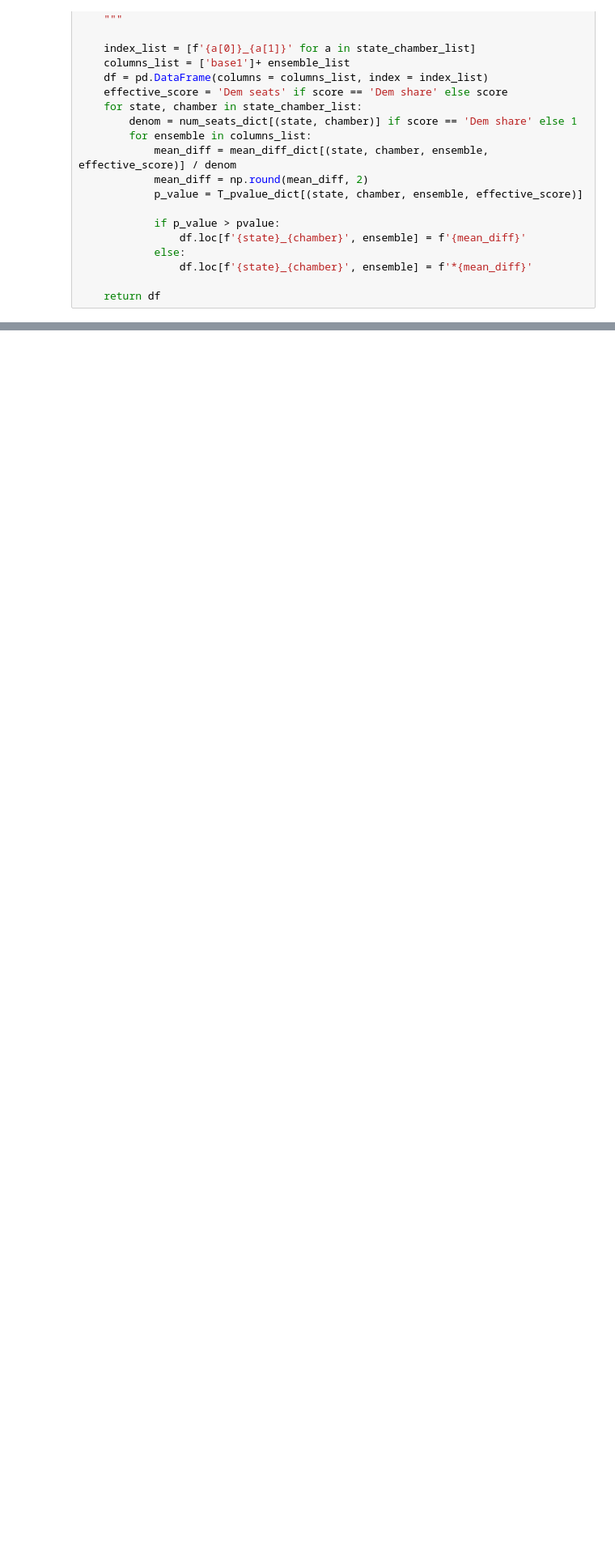
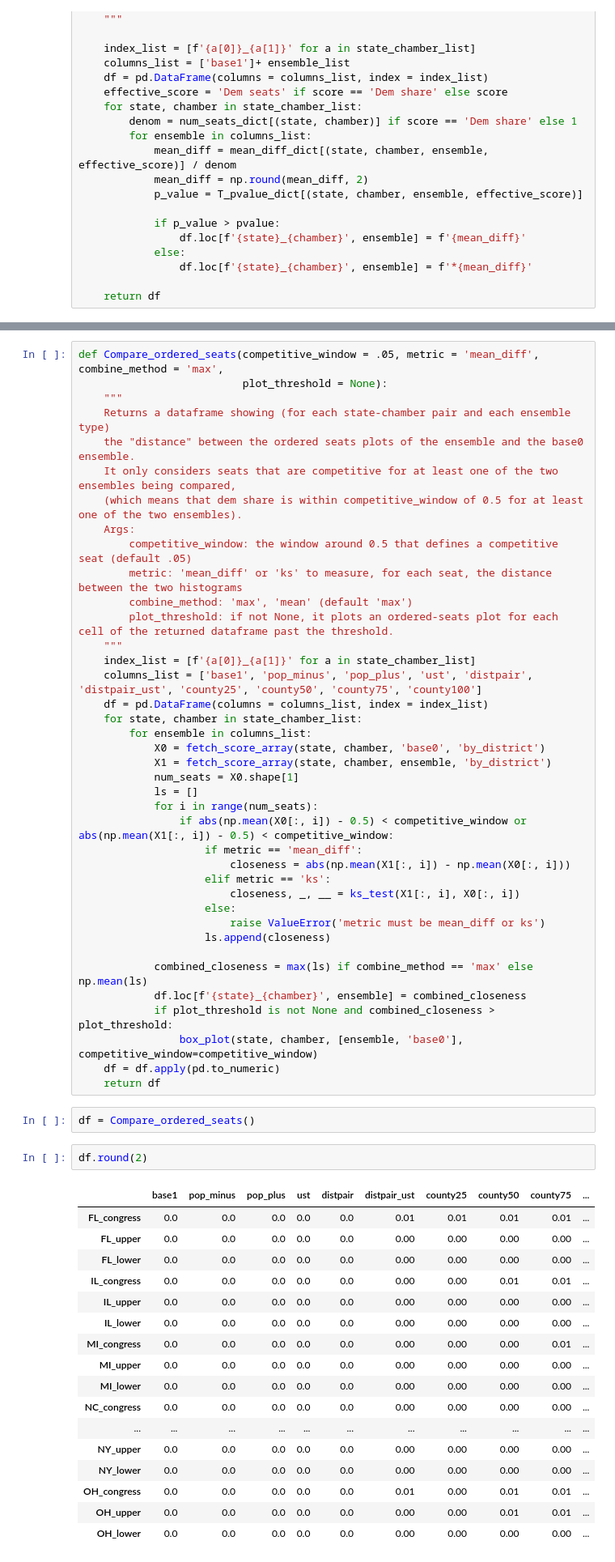
Before and after one commit to KrisTapp/Knobs, a Jupyter notebook: Compare_ensembles.ipynb, the cells around one changed output, grey strips where cells are left out. Shown at 81% size. Drawn from its saved outputs; the diff is of its cells as text; blank space fills up the shorter version.

```diff
--- a/Compare_ensembles.ipynb
+++ b/Compare_ensembles.ipynb
@@ -437,0 +440,61 @@ score_table('competitive districts')
+# %%
+def Compare_ordered_seats(competitive_window = .05, metric = 'mean_diff', combine_method = 'max',
+                          plot_threshold = None):
+    """
+    Returns a dataframe showing (for each state-chamber pair and each ensemble type)
+    the "distance" between the ordered seats plots of the ensemble and the base0 ensemble.
+    It only considers seats that are competitive for at least one of the two ensembles being compared,
+    (which means that dem share is within competitive_window of 0.5 for at least one of the two ensembles).
+    Args:
+        competitive_window: the window around 0.5 that defines a competitive seat (default .05)
+        metric: 'mean_diff' or 'ks' to measure, for each seat, the distance between the two histograms
+        combine_method: 'max', 'mean' (default 'max')
+        plot_threshold: if not None, it plots an ordered-seats plot for each cell of the returned dataframe past the threshold.
+    """
+    index_list = [f'{a[0]}_{a[1]}' for a in state_chamber_list]
+    columns_list = ['base1', 'pop_minus', 'pop_plus', 'ust', 'distpair', 'distpair_ust', 'county25', 'county50', 'county75', 'county100']
+    df = pd.DataFrame(columns = columns_list, index = index_list)
+    for state, chamber in state_chamber_list:
+        for ensemble in columns_list:
+            X0 = fetch_score_array(state, chamber, 'base0', 'by_district')
+            X1 = fetch_score_array(state, chamber, ensemble, 'by_district')
+            num_seats = X0.shape[1]
+            ls = []
+            for i in range(num_seats):
+                if abs(np.mean(X0[:, i]) - 0.5) < competitive_window or abs(np.mean(X1[:, i]) - 0.5) < competitive_window:
+                    if metric == 'mean_diff':
+                        closeness = abs(np.mean(X1[:, i]) - np.mean(X0[:, i]))
+                    elif metric == 'ks':
+                        closeness, _, __ = ks_test(X1[:, i], X0[:, i])
+                    else:
+                        raise ValueError('metric must be mean_diff or ks')
+                    ls.append(closeness)
+
+            combined_closeness = max(ls) if combine_method == 'max' else np.mean(ls)
+            df.loc[f'{state}_{chamber}', ensemble] = combined_closeness
+            if plot_threshold is not None and combined_closeness > plot_threshold:
+                box_plot(state, chamber, [ensemble, 'base0'], competitive_window=competitive_window)
+    df = df.apply(pd.to_numeric)
+    return df
+# %%
+df = Compare_ordered_seats()
+# %%
+df.round(2)
+# %% [output]
+|  | base1 | pop_minus | pop_plus | ust | distpair | distpair_ust | county25 | county50 | county75 | ... |
+| FL_congress | 0.0 | 0.0 | 0.0 | 0.0 | 0.0 | 0.01 | 0.01 | 0.01 | 0.01 | ... |
+| FL_upper | 0.0 | 0.0 | 0.0 | 0.0 | 0.0 | 0.00 | 0.00 | 0.00 | 0.00 | ... |
+| FL_lower | 0.0 | 0.0 | 0.0 | 0.0 | 0.0 | 0.00 | 0.00 | 0.00 | 0.00 | ... |
+| IL_congress | 0.0 | 0.0 | 0.0 | 0.0 | 0.0 | 0.00 | 0.00 | 0.01 | 0.01 | ... |
+| IL_upper | 0.0 | 0.0 | 0.0 | 0.0 | 0.0 | 0.00 | 0.00 | 0.00 | 0.00 | ... |
+| IL_lower | 0.0 | 0.0 | 0.0 | 0.0 | 0.0 | 0.00 | 0.00 | 0.00 | 0.00 | ... |
+| MI_congress | 0.0 | 0.0 | 0.0 | 0.0 | 0.0 | 0.00 | 0.00 | 0.00 | 0.01 | ... |
+| MI_upper | 0.0 | 0.0 | 0.0 | 0.0 | 0.0 | 0.00 | 0.00 | 0.00 | 0.00 | ... |
+| MI_lower | 0.0 | 0.0 | 0.0 | 0.0 | 0.0 | 0.00 | 0.00 | 0.00 | 0.00 | ... |
+| NC_congress | 0.0 | 0.0 | 0.0 | 0.0 | 0.0 | 0.00 | 0.00 | 0.00 | 0.00 | ... |
+| ... | ... | ... | ... | ... | ... | ... | ... | ... | ... | ... |
+| NY_upper | 0.0 | 0.0 | 0.0 | 0.0 | 0.0 | 0.00 | 0.00 | 0.00 | 0.00 | ... |
+| NY_lower | 0.0 | 0.0 | 0.0 | 0.0 | 0.0 | 0.00 | 0.00 | 0.00 | 0.00 | ... |
+| OH_congress | 0.0 | 0.0 | 0.0 | 0.0 | 0.0 | 0.01 | 0.00 | 0.01 | 0.01 | ... |
+| OH_upper | 0.0 | 0.0 | 0.0 | 0.0 | 0.0 | 0.00 | 0.00 | 0.01 | 0.01 | ... |
+| OH_lower | 0.0 | 0.0 | 0.0 | 0.0 | 0.0 | 0.00 | 0.00 | 0.00 | 0.00 | ... |
```
Also changed, not shown: parts of 4 cells of this notebook.
